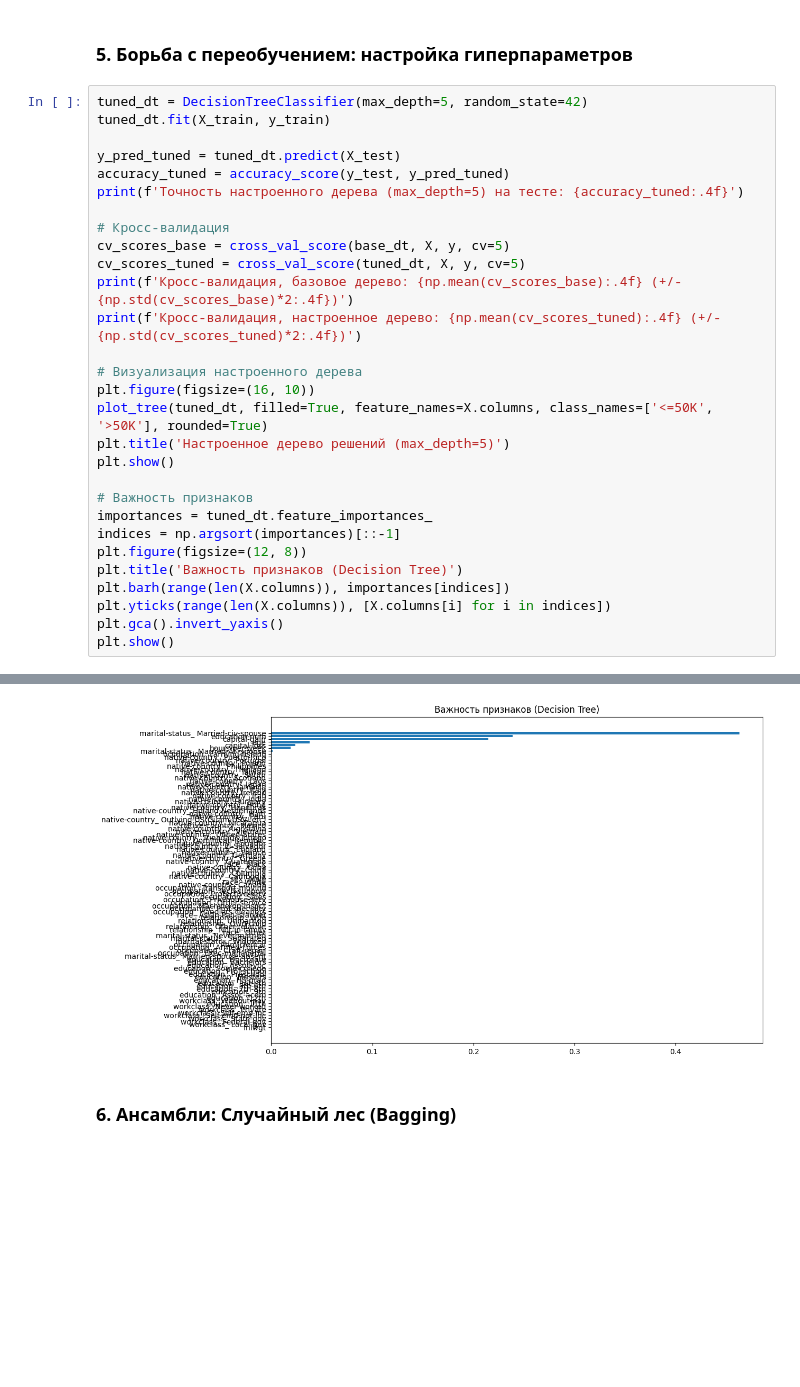
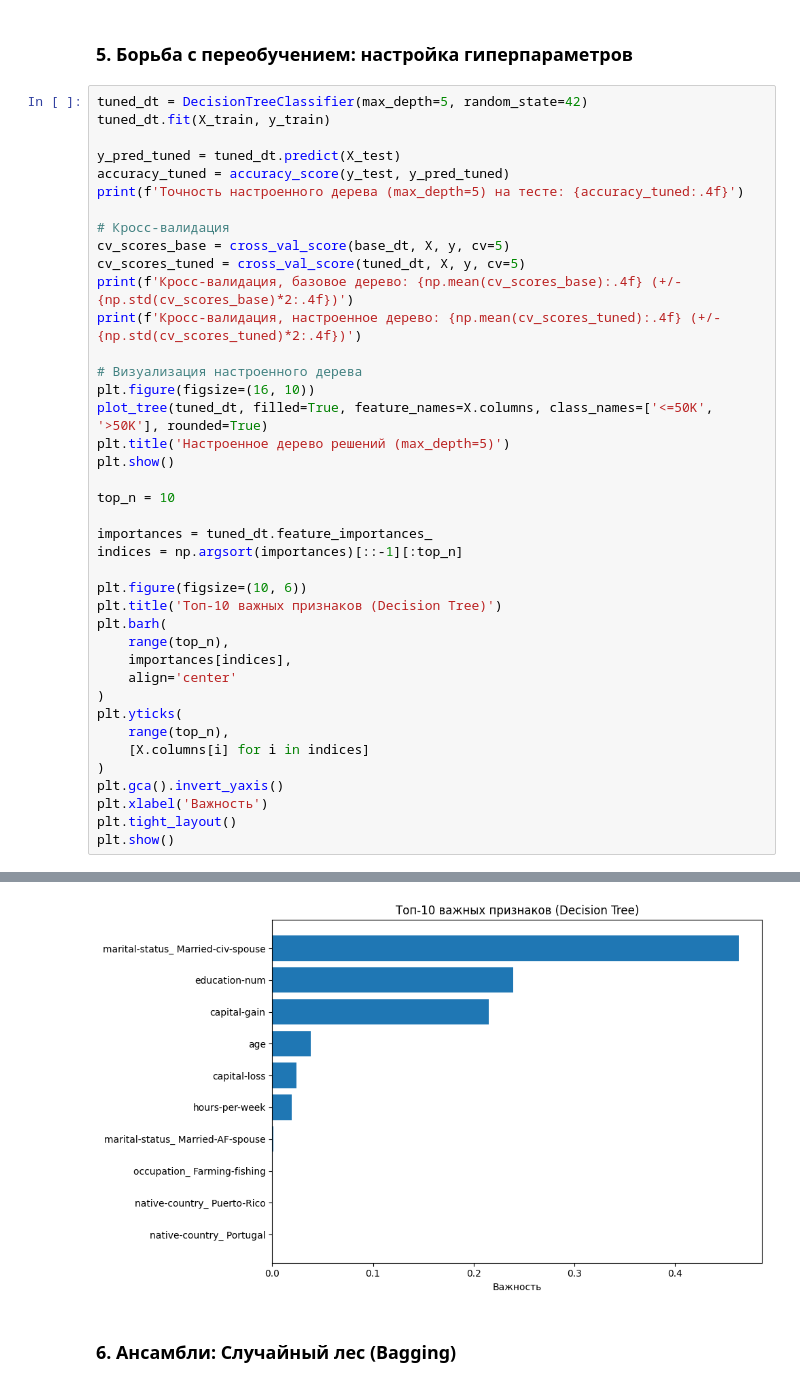
Before and after one commit to WheatSeeds/ML-LabW6, a Jupyter notebook: ML_LabW6.ipynb, the cells around one changed output, grey strips where cells are left out. Drawn from its saved outputs; the diff is of its cells as text; blank space fills up the shorter version.

Commit message:
fix: graphics fix

```diff
--- a/ML_LabW6.ipynb
+++ b/ML_LabW6.ipynb
@@ -119,38 +120,49 @@ plt.show()
 # %%
 tuned_dt = DecisionTreeClassifier(max_depth=5, random_state=42)
 tuned_dt.fit(X_train, y_train)
 
 y_pred_tuned = tuned_dt.predict(X_test)
 accuracy_tuned = accuracy_score(y_test, y_pred_tuned)
 print(f'Точность настроенного дерева (max_depth=5) на тесте: {accuracy_tuned:.4f}')
 
 # Кросс-валидация
 cv_scores_base = cross_val_score(base_dt, X, y, cv=5)
 cv_scores_tuned = cross_val_score(tuned_dt, X, y, cv=5)
 print(f'Кросс-валидация, базовое дерево: {np.mean(cv_scores_base):.4f} (+/- {np.std(cv_scores_base)*2:.4f})')
 print(f'Кросс-валидация, настроенное дерево: {np.mean(cv_scores_tuned):.4f} (+/- {np.std(cv_scores_tuned)*2:.4f})')
 
 # Визуализация настроенного дерева
 plt.figure(figsize=(16, 10))
 plot_tree(tuned_dt, filled=True, feature_names=X.columns, class_names=['<=50K', '>50K'], rounded=True)
 plt.title('Настроенное дерево решений (max_depth=5)')
 plt.show()
 
-# Важность признаков
+top_n = 10
+
 importances = tuned_dt.feature_importances_
-indices = np.argsort(importances)[::-1]
-plt.figure(figsize=(12, 8))
-plt.title('Важность признаков (Decision Tree)')
-plt.barh(range(len(X.columns)), importances[indices])
-plt.yticks(range(len(X.columns)), [X.columns[i] for i in indices])
+indices = np.argsort(importances)[::-1][:top_n]
+
+plt.figure(figsize=(10, 6))
+plt.title('Топ-10 важных признаков (Decision Tree)')
+plt.barh(
+    range(top_n),
+    importances[indices],
+    align='center'
+)
+plt.yticks(
+    range(top_n),
+    [X.columns[i] for i in indices]
+)
 plt.gca().invert_yaxis()
+plt.xlabel('Важность')
+plt.tight_layout()
 plt.show()
 # %% [output]
 Точность настроенного дерева (max_depth=5) на тесте: 0.8494
 Кросс-валидация, базовое дерево: 0.8115 (+/- 0.0097)
 Кросс-валидация, настроенное дерево: 0.8479 (+/- 0.0108)
 [figure]
-[figure, old version]
+[figure, new version]
 # %% [markdown]
 ### 6. Ансамбли: Случайный лес (Bagging)
 # %%
```
Also changed, not shown: parts of 2 cells of this notebook.
